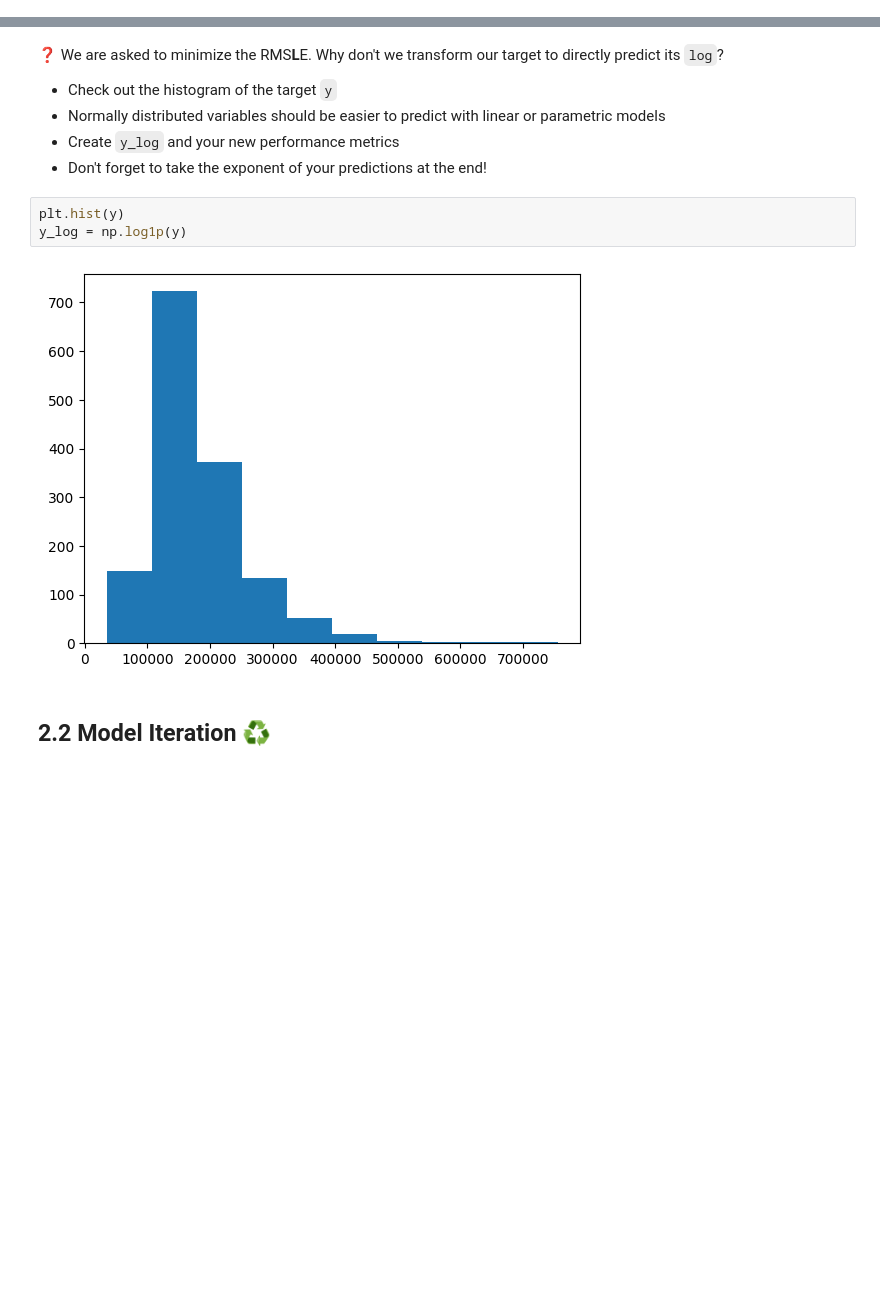
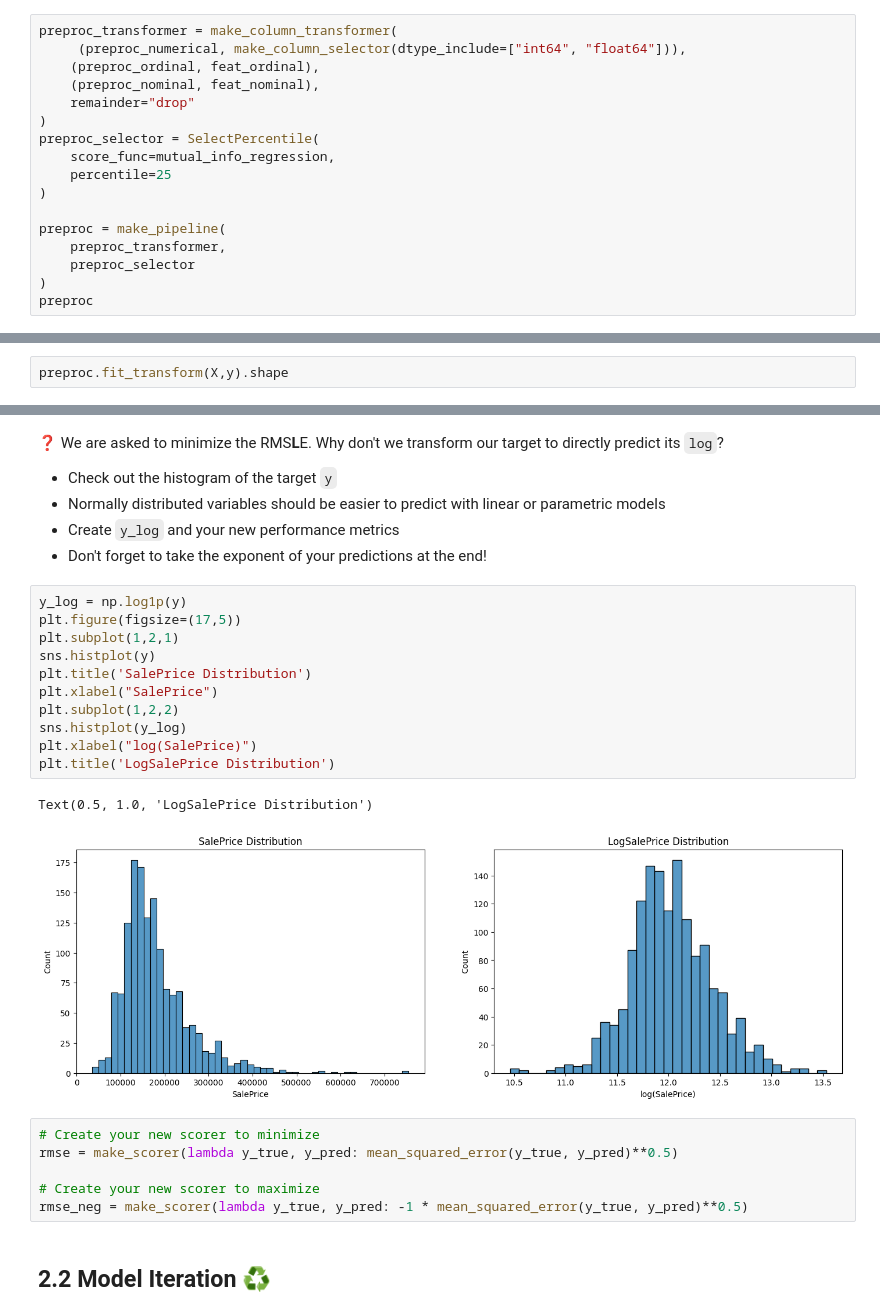
Before and after one commit to Gechen989898/HousePricePrediction, a Jupyter notebook: notebooks/houses_kaggle_competition.ipynb, the cells around one changed output, grey strips where cells are left out. Drawn from its saved outputs; the diff is of its cells as text; blank space fills up the shorter version.

```diff
--- a/notebooks/houses_kaggle_competition.ipynb
+++ b/notebooks/houses_kaggle_competition.ipynb
@@ -615,3 +615,20 @@ Our goal is to remove the least interesting features to limit overfitting and sh
 
 See [this animation](https://twitter.com/ari_seff/status/1409296508634152964)
 </details>
+# %%
+preproc_transformer = make_column_transformer(
+     (preproc_numerical, make_column_selector(dtype_include=["int64", "float64"])),
+    (preproc_ordinal, feat_ordinal),
+    (preproc_nominal, feat_nominal),
+    remainder="drop"
+)
+preproc_selector = SelectPercentile(
+    score_func=mutual_info_regression,
+    percentile=25
+)
+
+preproc = make_pipeline(
+    preproc_transformer,
+    preproc_selector
+)
+preproc
@@ -617,0 +653,2 @@ See [this animation](https://twitter.com/ari_seff/status/1409296508634152964)
+# %%
+preproc.fit_transform(X,y).shape
@@ -686,11 +759,26 @@ data
 - Normally distributed variables should be easier to predict with linear or parametric models
 - Create `y_log` and your new performance metrics
 - Don't forget to take the exponent of your predictions at the end!
-# %%
-plt.hist(y)
-y_log = np.log1p(y)
-# %% [output]
-[figure, removed]
+# %%
+y_log = np.log1p(y)
+plt.figure(figsize=(17,5))
+plt.subplot(1,2,1)
+sns.histplot(y)
+plt.title('SalePrice Distribution')
+plt.xlabel("SalePrice")
+plt.subplot(1,2,2)
+sns.histplot(y_log)
+plt.xlabel("log(SalePrice)")
+plt.title('LogSalePrice Distribution')
+# %% [output]
+Text(0.5, 1.0, 'LogSalePrice Distribution')
+[figure, added]
+# %%
+# Create your new scorer to minimize
+rmse = make_scorer(lambda y_true, y_pred: mean_squared_error(y_true, y_pred)**0.5)
+
+# Create your new scorer to maximize
+rmse_neg = make_scorer(lambda y_true, y_pred: -1 * mean_squared_error(y_true, y_pred)**0.5)
 # %% [markdown]
 ## 2.2 Model Iteration ♻
 # %% [markdown]
```
Also changed, not shown: parts of 18 cells of this notebook.
